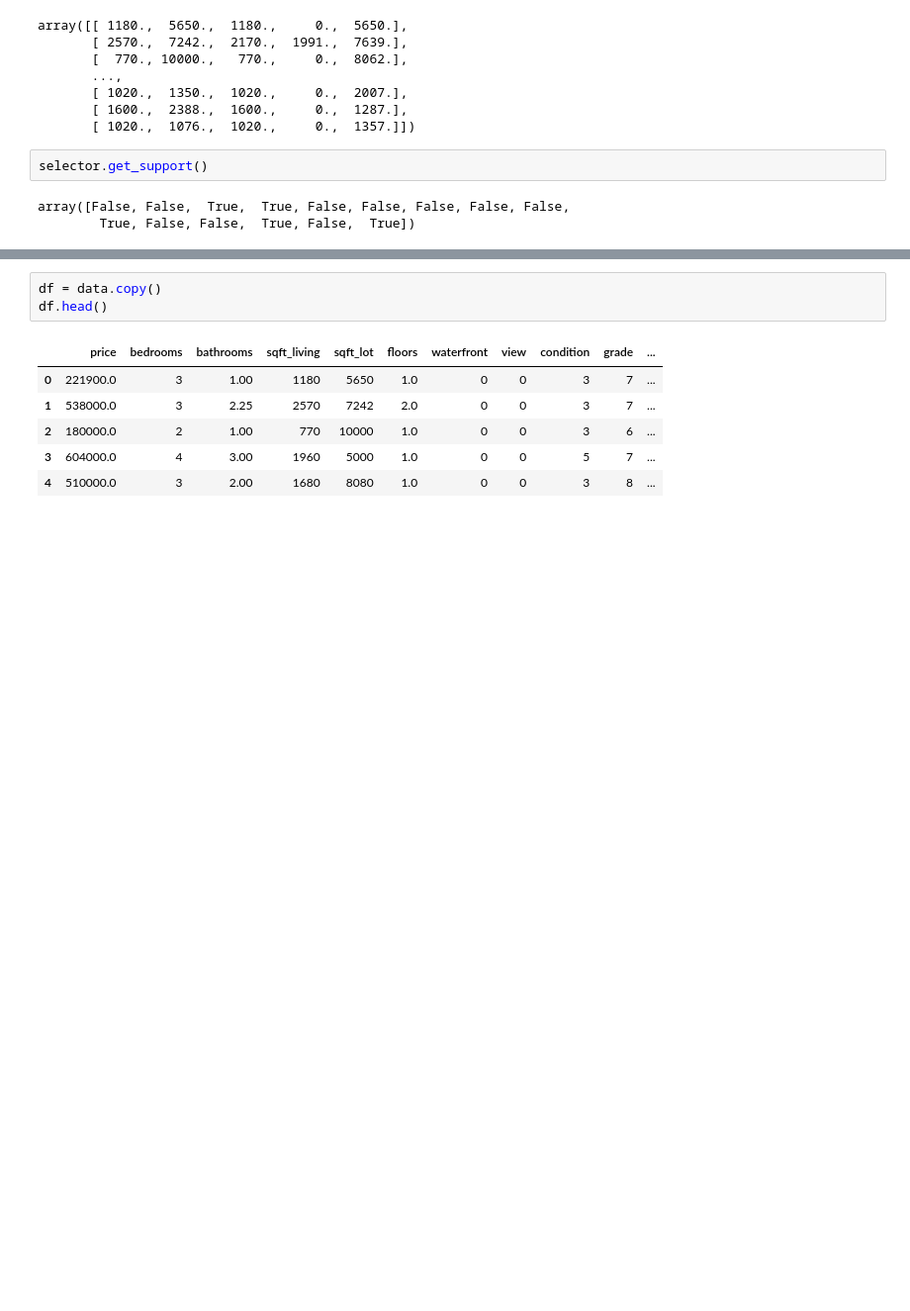
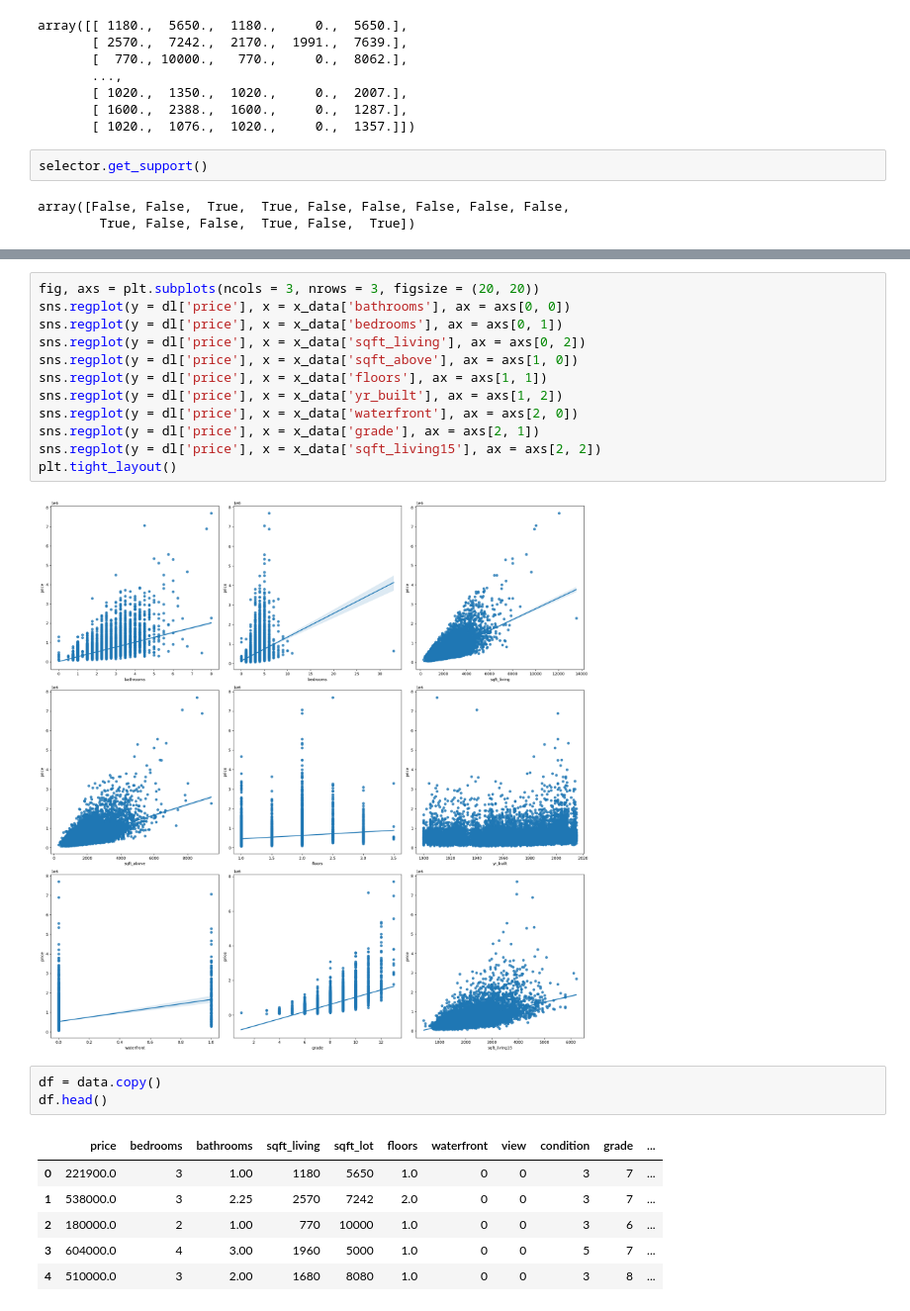
Before and after one commit to Nizar-daz/intro-of-IA, a Jupyter notebook: chekpoint_linear_regression.ipynb, the cells around one changed output, grey strips where cells are left out. Shown at 99% size. Saved outputs shown, nothing was run; the diff lists cells and outputs as text; blank space fills up the shorter version.

```diff
--- a/chekpoint_linear_regression.ipynb
+++ b/chekpoint_linear_regression.ipynb
@@ -198,3 +253,17 @@ ValueError: x and y must have same first dimension, but have shapes (21613, 1) a
+# %%
+fig, axs = plt.subplots(ncols = 3, nrows = 3, figsize = (20, 20))
+sns.regplot(y = dl['price'], x = x_data['bathrooms'], ax = axs[0, 0])
+sns.regplot(y = dl['price'], x = x_data['bedrooms'], ax = axs[0, 1])
+sns.regplot(y = dl['price'], x = x_data['sqft_living'], ax = axs[0, 2])
+sns.regplot(y = dl['price'], x = x_data['sqft_above'], ax = axs[1, 0])
+sns.regplot(y = dl['price'], x = x_data['floors'], ax = axs[1, 1])
+sns.regplot(y = dl['price'], x = x_data['yr_built'], ax = axs[1, 2])
+sns.regplot(y = dl['price'], x = x_data['waterfront'], ax = axs[2, 0])
+sns.regplot(y = dl['price'], x = x_data['grade'], ax = axs[2, 1])
+sns.regplot(y = dl['price'], x = x_data['sqft_living15'], ax = axs[2, 2])
+plt.tight_layout()
+# %% [output]
+[figure, added]
 # %%
 df = data.copy()
 df.head()
```
Also changed, not shown: parts of 14 cells of this notebook.
